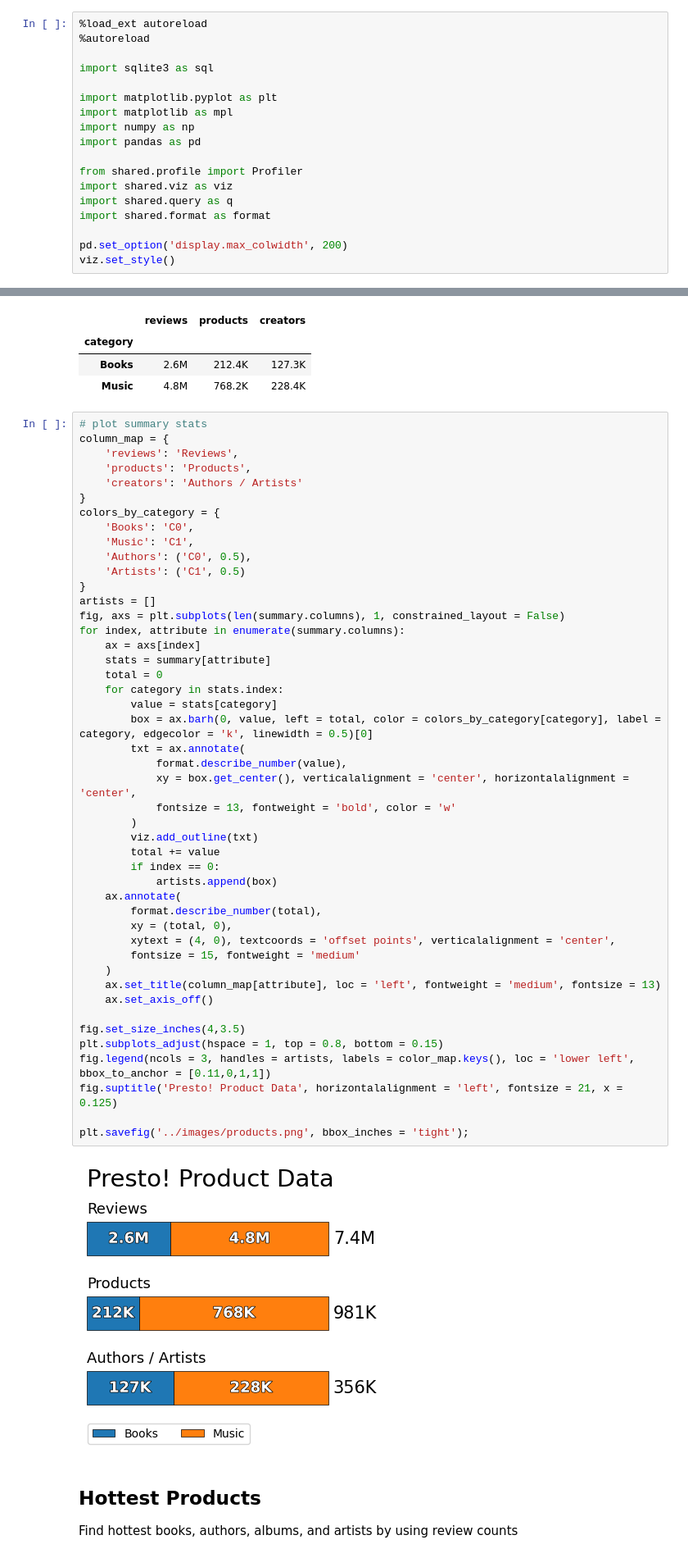
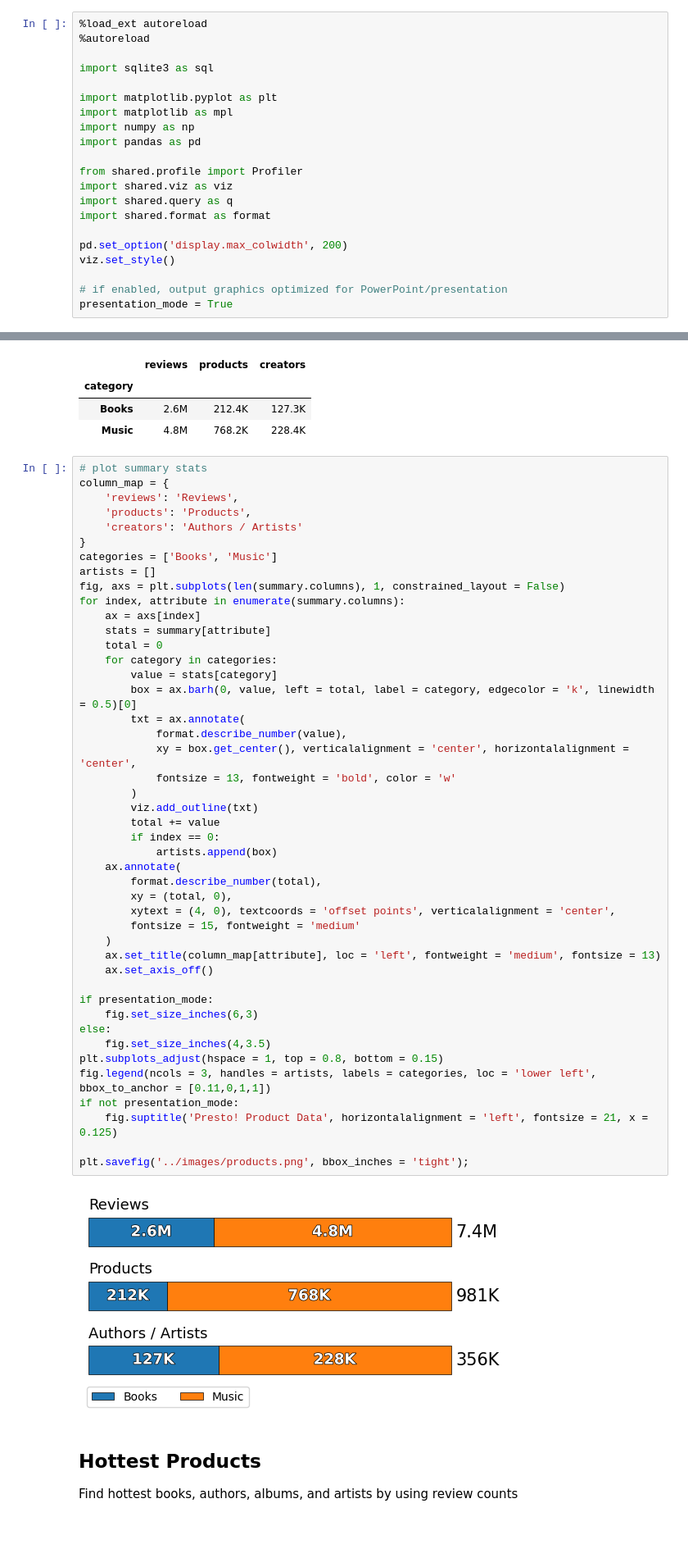
Before and after one commit to RolfHendriks/presto, a Jupyter notebook: presto/01-product_data.ipynb, the cells around one changed output, grey strips where cells are left out. Shown: that part at 82% size. Saved outputs shown, nothing was run; the diff lists cells and outputs as text; blank space fills up the shorter version.

Commit message:
added more presentation graphics for reviews

```diff
--- a/presto/01-product_data.ipynb
+++ b/presto/01-product_data.ipynb
@@ -16,6 +16,9 @@ import shared.format as format
 
 pd.set_option('display.max_colwidth', 200)
 viz.set_style()
+
+# if enabled, output graphics optimized for PowerPoint/presentation
+presentation_mode = True
 # %% [output]
 The autoreload extension is already loaded. To reload it, use:
   %reload_ext autoreload
@@ -204,47 +207,46 @@ column_map = {
     'products': 'Products',
     'creators': 'Authors / Artists'
 }
-colors_by_category = {
-    'Books': 'C0',
-    'Music': 'C1',
-    'Authors': ('C0', 0.5),
-    'Artists': ('C1', 0.5)
-}
+categories = ['Books', 'Music']
 artists = []
 fig, axs = plt.subplots(len(summary.columns), 1, constrained_layout = False)
 for index, attribute in enumerate(summary.columns):
     ax = axs[index]
     stats = summary[attribute]
     total = 0
-    for category in stats.index:
+    for category in categories:
         value = stats[category]
-        box = ax.barh(0, value, left = total, color = colors_by_category[category], label = category, edgecolor = 'k', linewidth = 0.5)[0]
+        box = ax.barh(0, value, left = total, label = category, edgecolor = 'k', linewidth = 0.5)[0]
         txt = ax.annotate(
             format.describe_number(value),
             xy = box.get_center(), verticalalignment = 'center', horizontalalignment = 'center',
             fontsize = 13, fontweight = 'bold', color = 'w'
         )
         viz.add_outline(txt)
         total += value
         if index == 0:
             artists.append(box)
     ax.annotate(
         format.describe_number(total),
         xy = (total, 0),
         xytext = (4, 0), textcoords = 'offset points', verticalalignment = 'center',
         fontsize = 15, fontweight = 'medium'
     )
     ax.set_title(column_map[attribute], loc = 'left', fontweight = 'medium', fontsize = 13)
     ax.set_axis_off()
 
-fig.set_size_inches(4,3.5)
+if presentation_mode:
+    fig.set_size_inches(6,3)
+else:
+    fig.set_size_inches(4,3.5)
 plt.subplots_adjust(hspace = 1, top = 0.8, bottom = 0.15)
-fig.legend(ncols = 3, handles = artists, labels = color_map.keys(), loc = 'lower left', bbox_to_anchor = [0.11,0,1,1])
-fig.suptitle('Presto! Product Data', horizontalalignment = 'left', fontsize = 21, x = 0.125)
+fig.legend(ncols = 3, handles = artists, labels = categories, loc = 'lower left', bbox_to_anchor = [0.11,0,1,1])
+if not presentation_mode:
+    fig.suptitle('Presto! Product Data', horizontalalignment = 'left', fontsize = 21, x = 0.125)
 
 plt.savefig('../images/products.png', bbox_inches = 'tight');
 # %% [output]
-[figure, old version]
+[figure, new version]
 # %% [markdown]
 ## Hottest Products
 Find hottest books, authors, albums, and artists by using review counts
```
Also changed, not shown: parts of 5 cells of this notebook, 9 other files.
